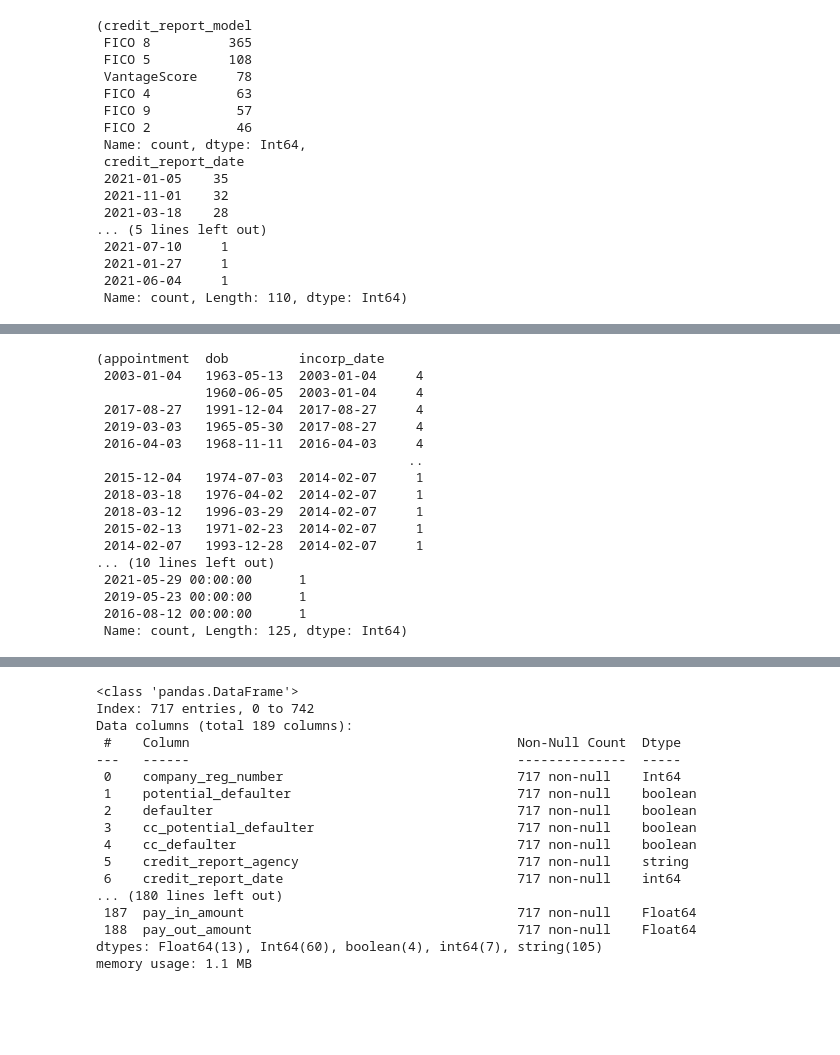
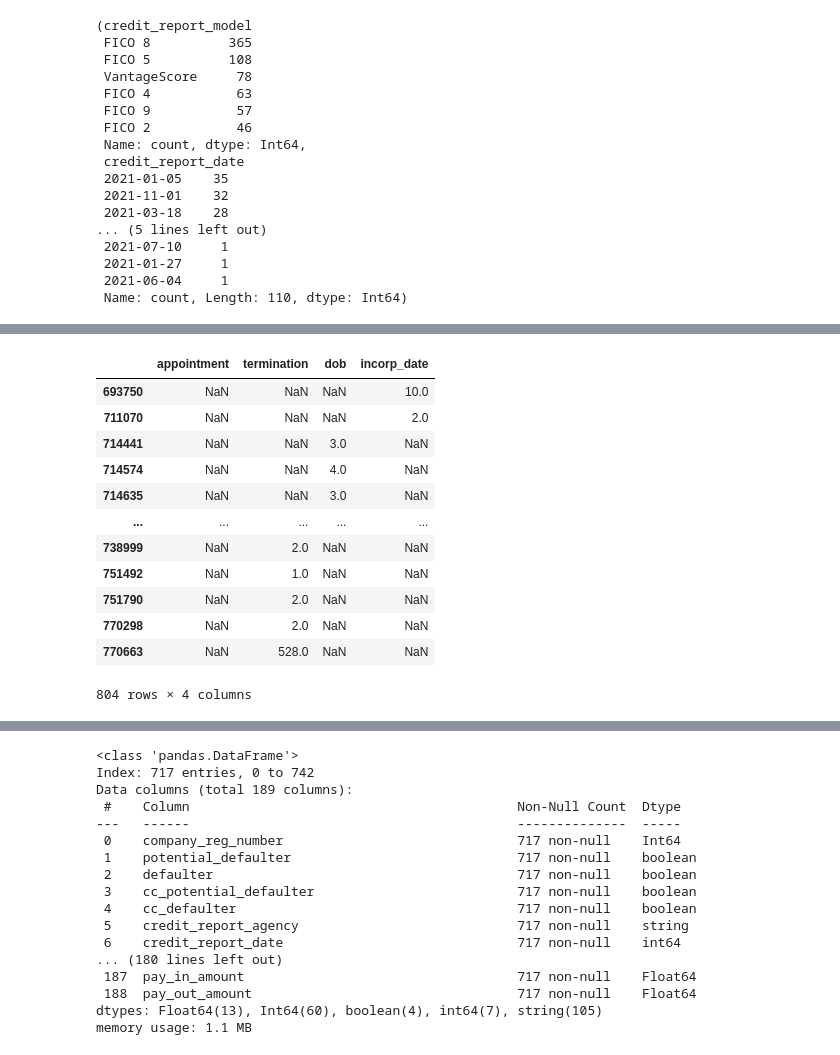
Before and after one commit to floatn/QML-for-finance, a Jupyter notebook: qml_code.ipynb, the cells around one changed output, grey strips where cells are left out. Drawn from its saved outputs; the diff is of its cells as text; code cells hidden in the pictures; blank space fills up the shorter version.

```diff
--- a/qml_code.ipynb
+++ b/qml_code.ipynb
@@ -1426,23 +1426,19 @@ cs3_df[cs3_df.columns[29:45]].head()
 | 3 | 2017-01-05 | 2020-09-05 00:00:00 | 1969-05-28 | 2017-01-05 | Currently trading | Has temporarily closed or tempora... | ... |
 | 4 | 2014-11-02 | Present | 1970-07-14 | 2014-11-02 | Currently trading | Currently trading | ... |
 # %%
-cs3_df[cs3_df.columns[[29, 31, 32]]].value_counts(), cs3_df[cs3_df.columns[30]].value_counts()
+cs3_df[cs3_df.columns[29:33]].apply(pd.Series.value_counts)
 # %% [output]
+|  | appointment | termination | dob | incorp_date |
+| 693750 | NaN | NaN | NaN | 10.0 |
+| 711070 | NaN | NaN | NaN | 2.0 |
+| 714441 | NaN | NaN | 3.0 | NaN |
+| 714574 | NaN | NaN | 4.0 | NaN |
+| 714635 | NaN | NaN | 3.0 | NaN |
+| ... | ... | ... | ... | ... |
+| 738999 | NaN | 2.0 | NaN | NaN |
+| 751492 | NaN | 1.0 | NaN | NaN |
+| 751790 | NaN | 2.0 | NaN | NaN |
+| 770298 | NaN | 2.0 | NaN | NaN |
+| 770663 | NaN | 528.0 | NaN | NaN |
-(appointment  dob         incorp_date
- 2003-01-04   1963-05-13  2003-01-04     4
-              1960-06-05  2003-01-04     4
- 2017-08-27   1991-12-04  2017-08-27     4
- 2019-03-03   1965-05-30  2017-08-27     4
- 2016-04-03   1968-11-11  2016-04-03     4
-                                        ..
- 2015-12-04   1974-07-03  2014-02-07     1
- 2018-03-18   1976-04-02  2014-02-07     1
- 2018-03-12   1996-03-29  2014-02-07     1
- 2015-02-13   1971-02-23  2014-02-07     1
- 2014-02-07   1993-12-28  2014-02-07     1
-... (10 lines left out)
- 2021-05-29 00:00:00      1
- 2019-05-23 00:00:00      1
- 2016-08-12 00:00:00      1
- Name: count, Length: 125, dtype: Int64)
+804 rows × 4 columns
 # %%
```
Also changed, not shown: parts of 12 cells of this notebook.
